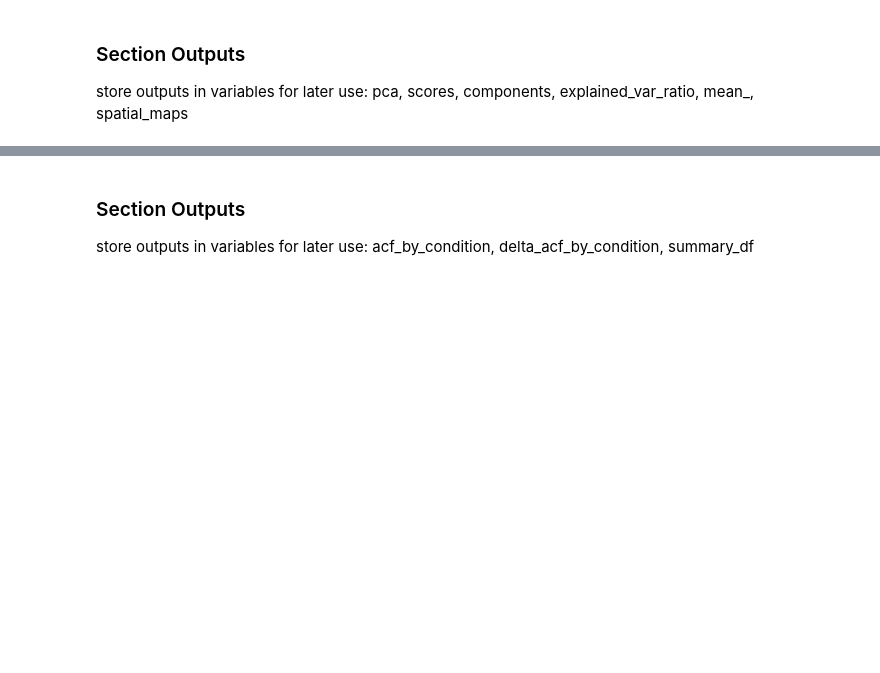
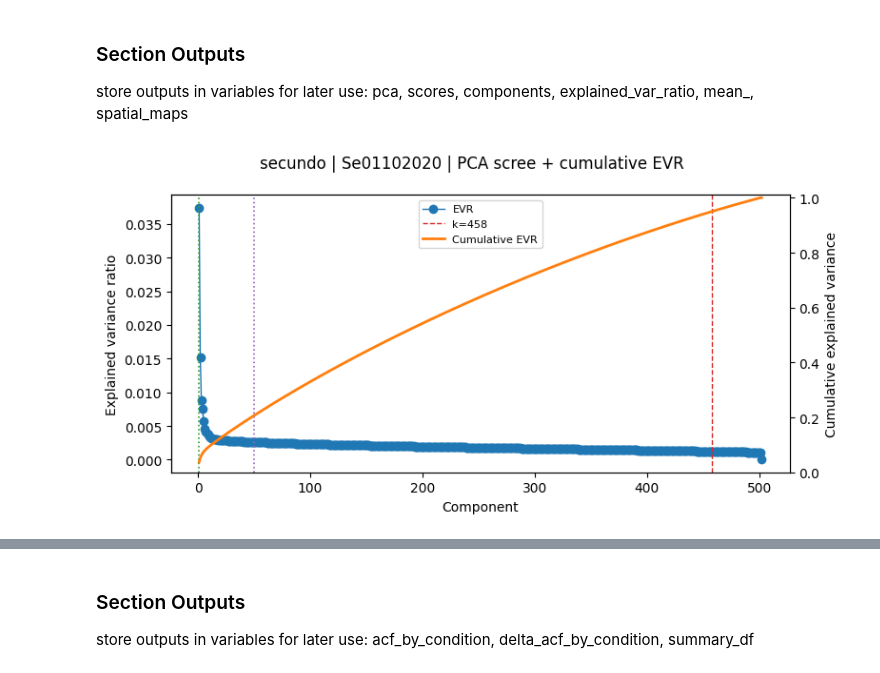
Before and after one commit to brynnhs/fUSPredict, a Jupyter notebook: code/2_exploratory_data_analysis/00_pca.ipynb, the cells around one changed output, grey strips where cells are left out. Saved outputs shown, nothing was run; the diff lists cells and outputs as text; code cells hidden in the pictures; blank space fills up the shorter version.

Commit message:
refactor pca to have limited plots

```diff
--- a/code/2_exploratory_data_analysis/00_pca.ipynb
+++ b/code/2_exploratory_data_analysis/00_pca.ipynb
@@ -4,7 +4,7 @@
 ## Set up
 ### Imports
 # %%
-# pathing
+# pathing + config
 from pathlib import Path
 import sys
 import yaml
@@ -21,6 +21,18 @@ code_dir = repo_root / "code"
 if str(code_dir) not in sys.path:
     sys.path.insert(0, str(code_dir))
 
-# Load config
+# Load base project config
 config_path = repo_root / "config" / "config.yml"
 config = yaml.safe_load(config_path.read_text(encoding="utf-8"))
+
+# Load dedicated PCA->ACF config
+pca_config_path = repo_root / "config" / "pca_config.yml"
+if not pca_config_path.exists():
+    raise FileNotFoundError(f"Missing PCA config: {pca_config_path}")
+
+pca_config = yaml.safe_load(pca_config_path.read_text(encoding="utf-8"))
+if not isinstance(pca_config, dict) or "pca_acf" not in pca_config:
+    raise KeyError("Expected top-level key 'pca_acf' in config/pca_config.yml")
+
+main_params = pca_config["pca_acf"]
+print(f"Loaded configs:\n- {config_path}\n- {pca_config_path}")
@@ -69,3 +397,71 @@ This section will compute the pca and plot the scree+cumulative EVR plots, the p
 # %% [markdown]
 ### Section Outputs
 store outputs in variables for later use: pca, scores, components, explained_var_ratio, mean_, spatial_maps
+# %%
+# Section 3 (plots + outputs): EVR plots for one display session per subject
+SHOW_EVR_INLINE = True
+
+if SHOW_EVR_INLINE:
+    for subject in subjects:
+        disp = display_session_by_subject.get(subject)
+        if disp is None:
+            continue
+        key = (str(subject), str(disp["session_id"]))
+        if key not in pca_results:
+            continue
+
+        r = pca_results[key]
+        fig = plot_scree_cumulative(
+            r["evr"],
+            r["evr_cum"],
+            k_chosen=int(r["k_keep"]),
+            title=f"{subject} | {r['session_id']} | PCA scree + cumulative EVR",
+        )
+
+        # Add reference lines for k_drop=1 and max tested k_drop when valid.
+        ax = fig.axes[0]
+        valid_k = list(r["valid_k_drop"])
+        if 1 in valid_k:
+            ax.axvline(1, color="tab:green", ls=":", lw=1.2)
+        if len(valid_k) > 0:
+            ax.axvline(max(valid_k), color="tab:purple", ls=":", lw=1.2)
+
+        plt.show()
+
+# Backward-compatible aliases for downstream cells (first subject display session).
+first_subject = next((s for s in subjects if s in display_session_by_subject), None)
+if first_subject is None:
+    raise RuntimeError("No display session found to populate Section 3 output aliases.")
+
+display_key = (str(first_subject), str(display_session_by_subject[first_subject]["session_id"]))
+if display_key not in pca_results:
+    raise RuntimeError(f"Display key missing in pca_results: {display_key}")
+
+_display_result = pca_results[display_key]
+
+pca = _display_result["pca_model"]
+scores = _display_result["scores"]
+components = _display_result["components"]
+explained_var_ratio = _display_result["evr"]
+mean_ = _display_result["mean_"]
+spatial_maps = _display_result["components_hw"]
+
+# Useful multi-session mappings for later sections.
+k_keep_by_session = {k: v["k_keep"] for k, v in pca_results.items()}
+valid_k_drop_by_session = {k: list(v["valid_k_drop"]) for k, v in pca_results.items()}
+
+section3_outputs = {
+    "pca_results": pca_results,
+    "pca_summary_df": pca_summary_df,
+    "display_key": display_key,
+    "k_keep_by_session": k_keep_by_session,
+    "valid_k_drop_by_session": valid_k_drop_by_session,
+    "pca": pca,
+    "scores": scores,
+    "components": components,
+    "explained_var_ratio": explained_var_ratio,
+    "mean_": mean_,
+    "spatial_maps": spatial_maps,
+}
+# %% [output]
+[figure, added]
```
Also changed, not shown: parts of 14 cells of this notebook.
